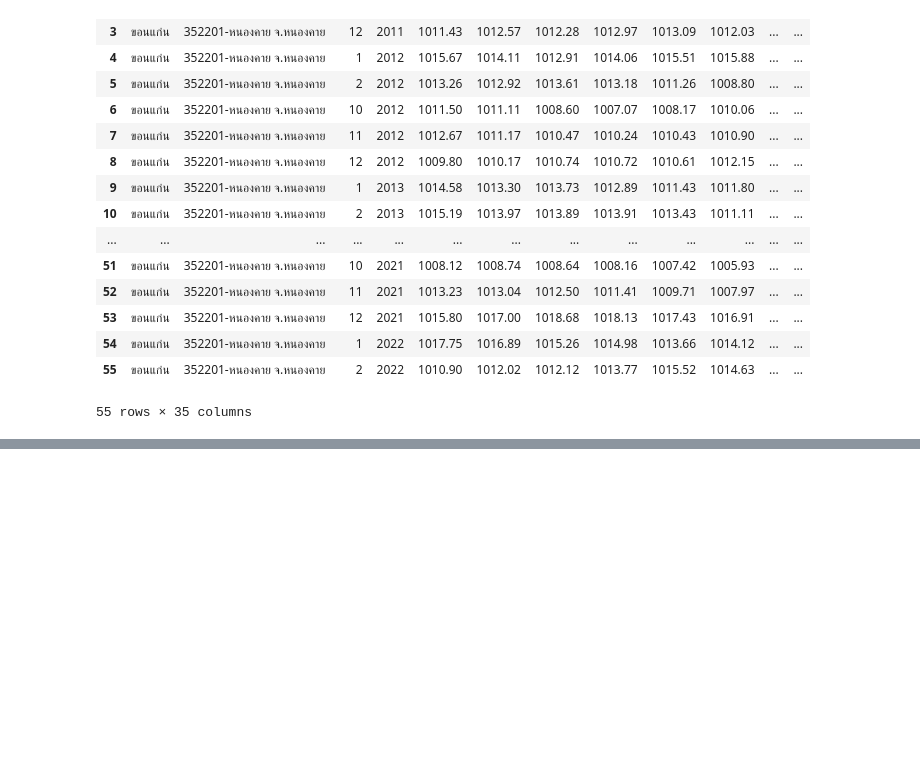
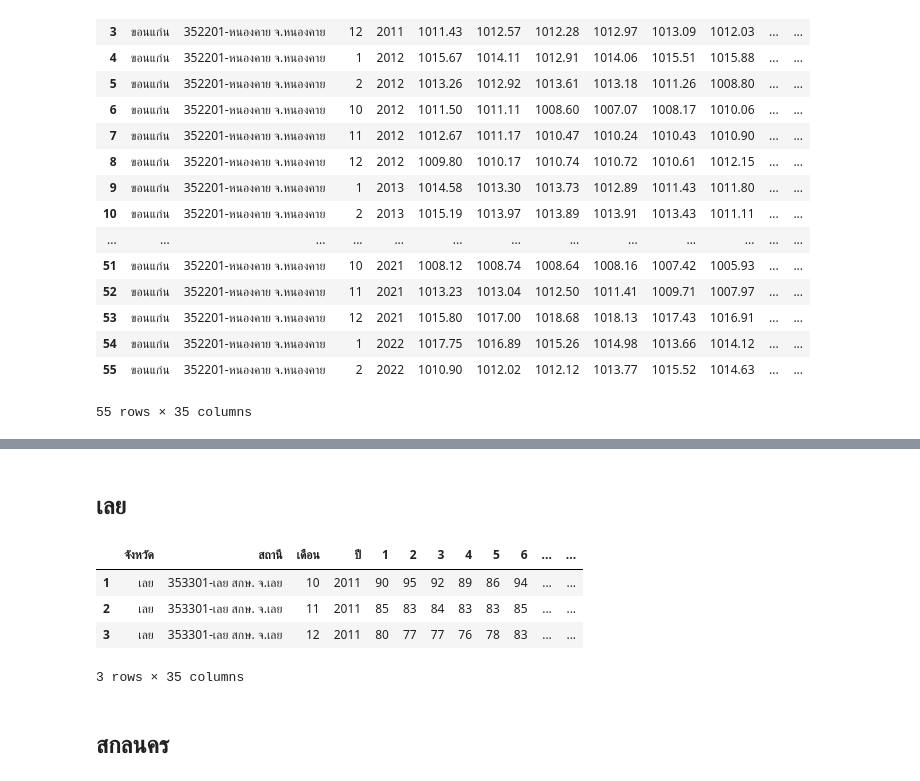
Before and after one commit to chutimaq/bsc_dpdm22, a Jupyter notebook: Group_Quiz.ipynb, the cells around one changed output, grey strips where cells are left out. Drawn from its saved outputs; the diff is of its cells as text; code cells hidden in the pictures; blank space fills up the shorter version.

```diff
--- a/Group_Quiz.ipynb
+++ b/Group_Quiz.ipynb
@@ -1197,0 +143,22 @@ Afinal
+# %% [markdown]
+## เลย
+# %%
+humidity_lei = pd.read_excel('/content/drive/MyDrive/bsc_DPDM_data/อุตุ/ความชื้นสัมพัทธ์(เปอร์เซ็นต์)/จ.เลย.xlsx',skiprows=3).drop(0, axis=0)
+humidity_lei.columns.values[3:34] =['1','2','3','4','5','6','7','8','9','10','11','12','13','14','15','16','17','18','19','20','21','22','23','24','25','26','27','28','29','30','31']
+# %%
+humidity_lei['จังหวัด'] = 'เลย'
+# %%
+humidity_lei['เดือน'] =humidity_lei['เดือน/ปี'].dt.month
+# %%
+humidity_lei['ปี'] = humidity_lei['เดือน/ปี'].dt.year
+# %%
+hum_lei = humidity_lei[['จังหวัด','สถานี','เดือน','ปี','1','2','3','4','5','6','7','8','9','10','11','12','13','14','15','16','17','18','19','20','21','22','23','24','25','26','27','28','29','30','31']]
+hum_lei.head(3)
+# %% [output]
+|  | จังหวัด | สถานี | เดือน | ปี | 1 | 2 | 3 | 4 | 5 | 6 | ... | ... |
+| 1 | เลย | 353301-เลย สกษ. จ.เลย | 10 | 2011 | 90 | 95 | 92 | 89 | 86 | 94 | ... | ... |
+| 2 | เลย | 353301-เลย สกษ. จ.เลย | 11 | 2011 | 85 | 83 | 84 | 83 | 83 | 85 | ... | ... |
+| 3 | เลย | 353301-เลย สกษ. จ.เลย | 12 | 2011 | 80 | 77 | 77 | 76 | 78 | 83 | ... | ... |
+3 rows × 35 columns
+# %% [markdown]
+## สกลนคร
```
Also changed, not shown: parts of 308 cells of this notebook.
